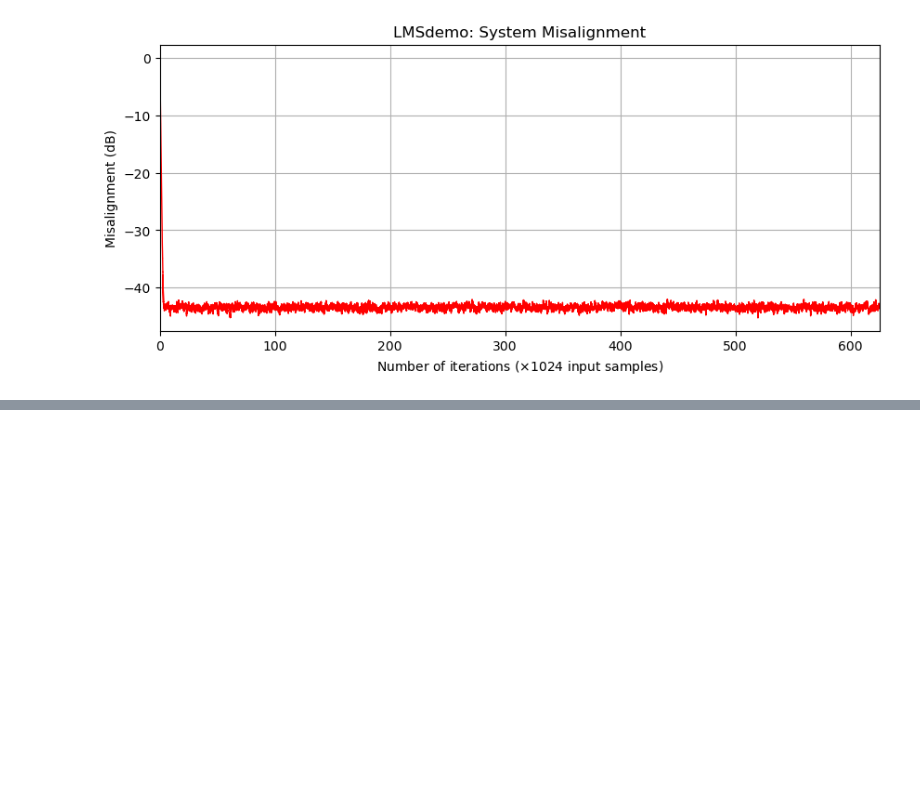
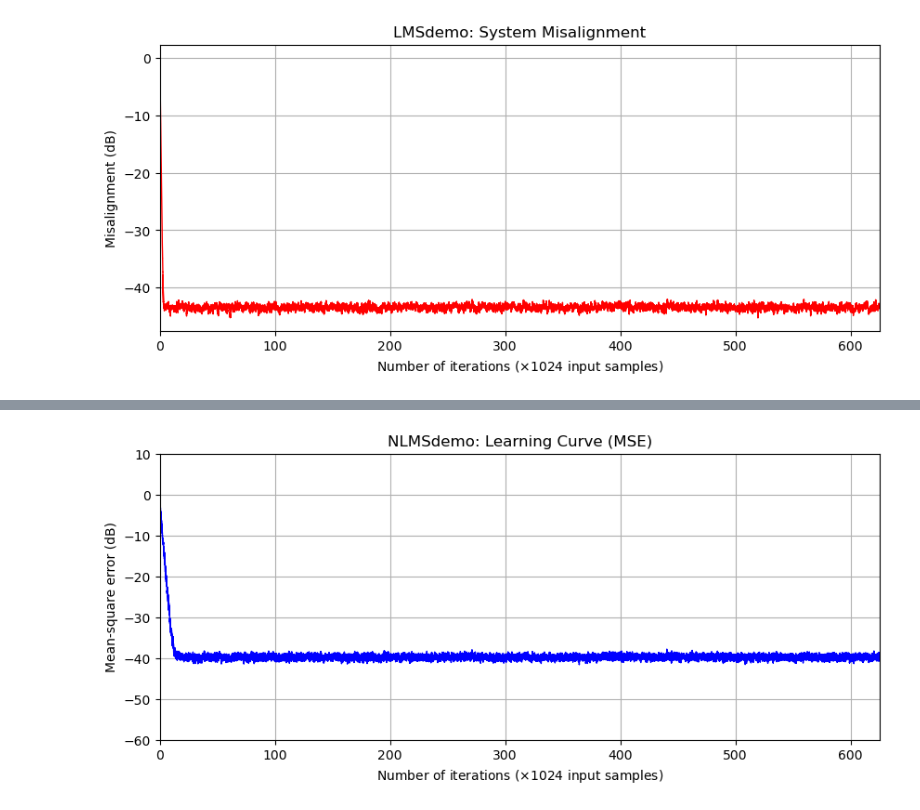
Before and after one commit to si-hui/Python_Code, a Jupyter notebook: Chapter1_Fullband_Validation.ipynb, the cells around one changed output, grey strips where cells are left out. Cells and saved outputs as stored; diff of their text form; code cells hidden in the pictures; blank space fills up the shorter version.

Commit message:
Validated Chapter 1: NLMSdemo with h1.dat system identification

```diff
--- a/Chapter1_Fullband_Validation.ipynb
+++ b/Chapter1_Fullband_Validation.ipynb
@@ -206,3 +206,98 @@ Step size check: mu (0.001) < max_mu (0.00390) -> STABLE
 Total time = 0.188 mins
 [figure]
 [figure]
+# %%
+import numpy as np
+import matplotlib.pyplot as plt
+import time
+from scipy.signal import lfilter
+
+
+class NLMSDemoFilter:
+    def __init__(self, num_taps: int, mu: float, unknown_sys: np.ndarray, psi: float = 1e-6):
+        self.num_taps = num_taps
+        self.mu = mu
+        self.psi = psi
+        self.w = np.zeros(num_taps)
+        self.b = unknown_sys
+        self.b_norm_sq = np.sum(self.b ** 2)
+
+    def adapt(self, u: np.ndarray, d: np.ndarray):
+        n_samples = len(u)
+        y = np.zeros(n_samples)
+        e = np.zeros(n_samples)
+        eml = np.zeros(n_samples)
+        x_buf = np.zeros(self.num_taps)
+
+        for n in range(n_samples):
+
+            x_buf[1:] = x_buf[:-1]
+            x_buf[0] = u[n]
+
+
+            y[n] = np.dot(self.w, x_buf)
+            e[n] = d[n] - y[n]
+
+
+            eml[n] = np.sum((self.b - self.w) ** 2) / (self.b_norm_sq + 1e-12)
+
+
+            norm_x_sq = np.dot(x_buf, x_buf)
+            self.w += (self.mu / (norm_x_sq + self.psi)) * e[n] * x_buf
+
+        return y, e, eml
+
+
+
+np.random.seed(42)
+
+mu = 0.1
+M = 256
+iterations = 8 * 80000
+
+
+b = np.loadtxt('h1.dat')[:M]
+
+print(f"NLMS, step size = {mu:.2f}")
+t_start = time.time()
+
+
+un = np.random.normal(0, 1.0, iterations)
+dn = np.convolve(un, b, mode='full')[:iterations] + np.random.normal(0, 0.01, iterations)
+
+
+nlms = NLMSDemoFilter(num_taps=M, mu=mu, unknown_sys=b)
+yn, en, eml = nlms.adapt(u=un, d=dn)
+
+t_elapsed = (time.time() - t_start) / 60.0
+print(f"Total time = {t_elapsed:.3f} mins")
+
+
+
+q = 0.99
+err_sqr = en ** 2
+mse = lfilter([1 - q], [1, -q], err_sqr)
+
+x_axis = np.arange(len(mse)) / 1024.0
+
+
+plt.figure(figsize=(10, 4))
+plt.plot(x_axis, 10 * np.log10(mse + 1e-12), color='blue', linewidth=1)
+plt.xlim([0, iterations / 1024.0])
+plt.ylim([-60, 10])
+plt.xlabel(r'Number of iterations ($\times 1024$ input samples)')
+plt.ylabel('Mean-square error (dB)')
+plt.title('NLMSdemo: Learning Curve (MSE)')
+plt.grid(True)
+plt.show()
+
+
+plt.figure(figsize=(10, 4))
+plt.plot(x_axis, 10 * np.log10(eml + 1e-12), color='red', linewidth=1)
+plt.xlim([0, iterations / 1024.0])
+plt.xlabel(r'Number of iterations ($\times 1024$ input samples)')
+plt.ylabel('Misalignment (dB)')
+plt.title('NLMSdemo: System Misalignment')
+plt.grid(True)
+plt.show()
+# %% [output]
@@ -208,0 +306 @@ Total time = 0.188 mins
+[figure, added]
```
Also changed, not shown: parts of 1 cell of this notebook.
